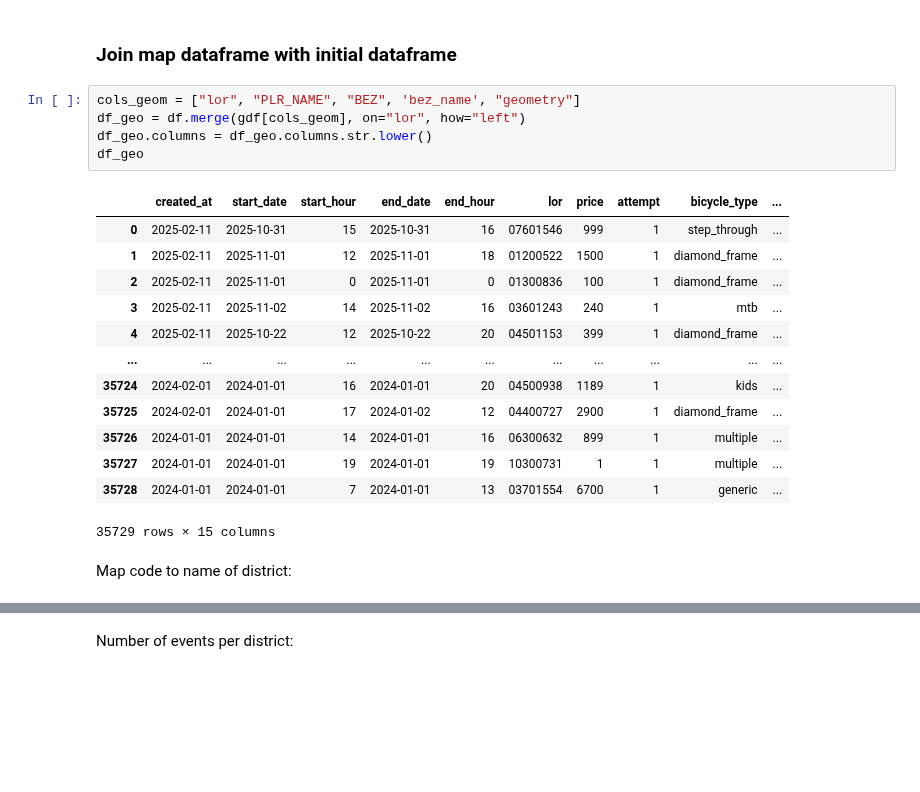
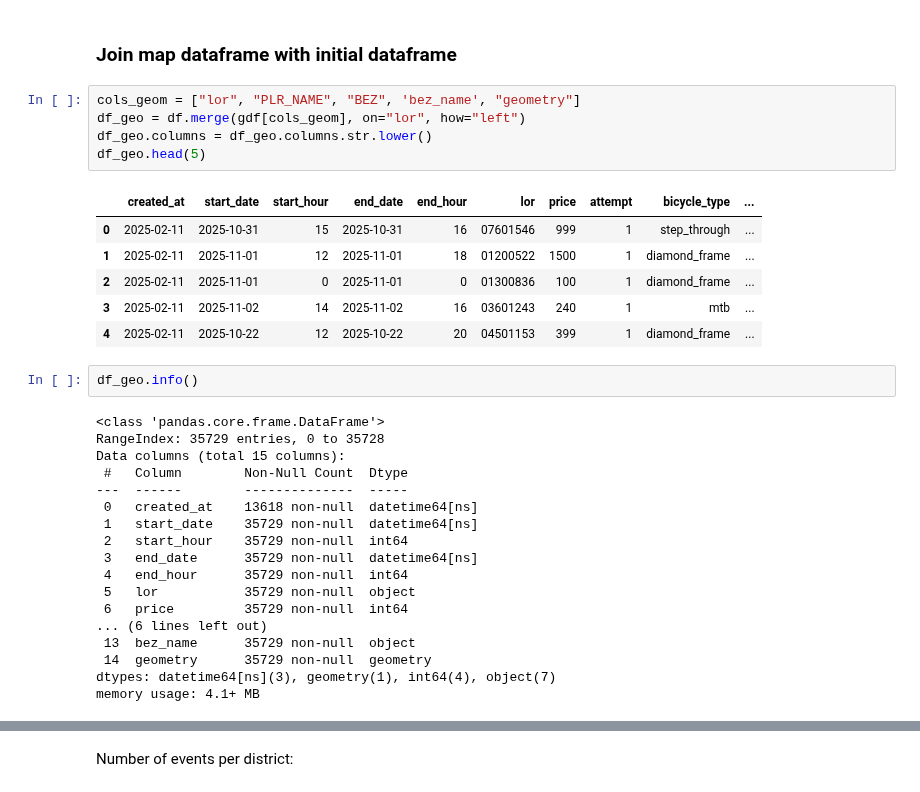
Before and after one commit to vsokoltsov/berlin-bicycle-thefts, a Jupyter notebook: notebooks/01_etl.ipynb, the cells around one changed output, grey strips where cells are left out. Cells and saved outputs as stored; diff of their text form; blank space fills up the shorter version.

```diff
--- a/notebooks/01_etl.ipynb
+++ b/notebooks/01_etl.ipynb
@@ -256,21 +335,32 @@ gdf.to_parquet(
 # %%
 cols_geom = ["lor", "PLR_NAME", "BEZ", 'bez_name', "geometry"]
 df_geo = df.merge(gdf[cols_geom], on="lor", how="left")
 df_geo.columns = df_geo.columns.str.lower()
-df_geo
+df_geo.head(5)
 # %% [output]
 |  | created_at | start_date | start_hour | end_date | end_hour | lor | price | attempt | bicycle_type | ... |
 | 0 | 2025-02-11 | 2025-10-31 | 15 | 2025-10-31 | 16 | 07601546 | 999 | 1 | step_through | ... |
 | 1 | 2025-02-11 | 2025-11-01 | 12 | 2025-11-01 | 18 | 01200522 | 1500 | 1 | diamond_frame | ... |
 | 2 | 2025-02-11 | 2025-11-01 | 0 | 2025-11-01 | 0 | 01300836 | 100 | 1 | diamond_frame | ... |
 | 3 | 2025-02-11 | 2025-11-02 | 14 | 2025-11-02 | 16 | 03601243 | 240 | 1 | mtb | ... |
 | 4 | 2025-02-11 | 2025-10-22 | 12 | 2025-10-22 | 20 | 04501153 | 399 | 1 | diamond_frame | ... |
-| ... | ... | ... | ... | ... | ... | ... | ... | ... | ... | ... |
-| 35724 | 2024-02-01 | 2024-01-01 | 16 | 2024-01-01 | 20 | 04500938 | 1189 | 1 | kids | ... |
-| 35725 | 2024-02-01 | 2024-01-01 | 17 | 2024-01-02 | 12 | 04400727 | 2900 | 1 | diamond_frame | ... |
-| 35726 | 2024-01-01 | 2024-01-01 | 14 | 2024-01-01 | 16 | 06300632 | 899 | 1 | multiple | ... |
-| 35727 | 2024-01-01 | 2024-01-01 | 19 | 2024-01-01 | 19 | 10300731 | 1 | 1 | multiple | ... |
-| 35728 | 2024-01-01 | 2024-01-01 | 7 | 2024-01-01 | 13 | 03701554 | 6700 | 1 | generic | ... |
-35729 rows × 15 columns
-# %% [markdown]
-Map code to name of district:
+# %%
+df_geo.info()
+# %% [output]
+<class 'pandas.core.frame.DataFrame'>
+RangeIndex: 35729 entries, 0 to 35728
+Data columns (total 15 columns):
+ #   Column        Non-Null Count  Dtype
+---  ------        --------------  -----
+ 0   created_at    13618 non-null  datetime64[ns]
+ 1   start_date    35729 non-null  datetime64[ns]
+ 2   start_hour    35729 non-null  int64
+ 3   end_date      35729 non-null  datetime64[ns]
+ 4   end_hour      35729 non-null  int64
+ 5   lor           35729 non-null  object
+ 6   price         35729 non-null  int64
+... (6 lines left out)
+ 13  bez_name      35729 non-null  object
+ 14  geometry      35729 non-null  geometry
+dtypes: datetime64[ns](3), geometry(1), int64(4), object(7)
+memory usage: 4.1+ MB
```
Also changed, not shown: parts of 15 cells of this notebook, 1 other file.
